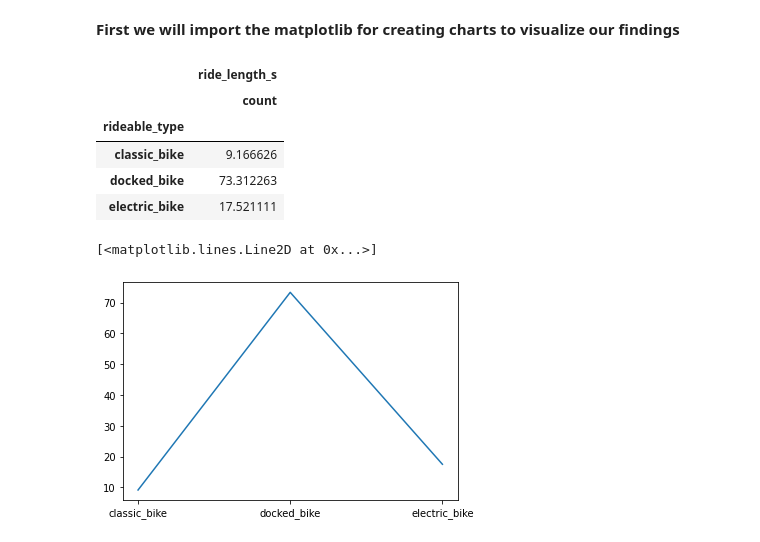
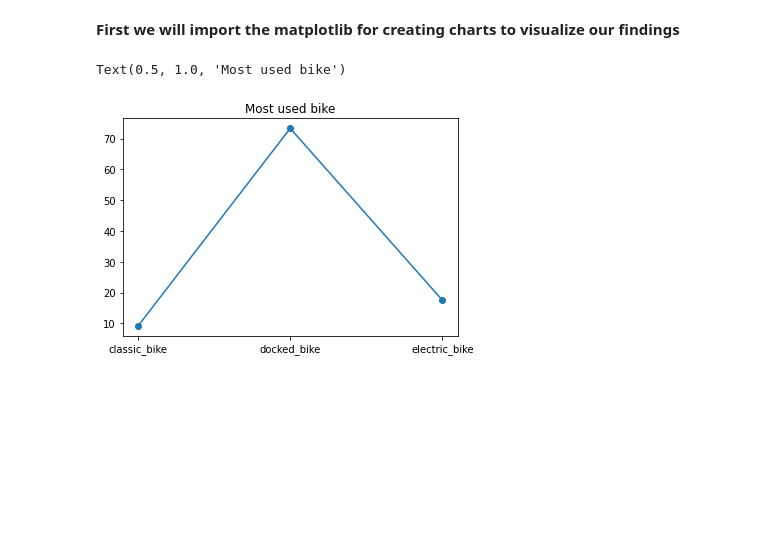
Before and after one commit to Ladislau2020/2021, a Jupyter notebook: fork-of-capstone-project-from-google.ipynb, the cells around one changed output. Cells and saved outputs as stored; diff of their text form; code cells hidden in the pictures; blank space fills up the shorter version.

```diff
--- a/fork-of-capstone-project-from-google.ipynb
+++ b/fork-of-capstone-project-from-google.ipynb
@@ -1088,18 +1094,8 @@ tripdataV2.groupby([ "year_month", "member_casual"]).aggregate({"ride_length_s":
 # %%
 import matplotlib.pyplot as plt
 # %%
-x = tripdataV2.groupby("rideable_type").aggregate({"ride_length_s":['count']}) / len(compare_ride_length) * 100
-
-x
+plt.plot(tripdataV2.groupby("rideable_type").aggregate({"ride_length_s":['count']}) / len(compare_ride_length) * 100, marker="o")
+plt.title("Most used bike")
 # %% [output]
-|  | ride_length_s |
-|  | count |
-| rideable_type |  |
-| classic_bike | 9.166626 |
-| docked_bike | 73.312263 |
-| electric_bike | 17.521111 |
+Text(0.5, 1.0, 'Most used bike')
+[figure, added]
-# %%
-plt.plot(x)
-# %% [output]
-[<matplotlib.lines.Line2D at 0x...>]
-[figure, removed]
```
Also changed, not shown: parts of 17 cells of this notebook.
